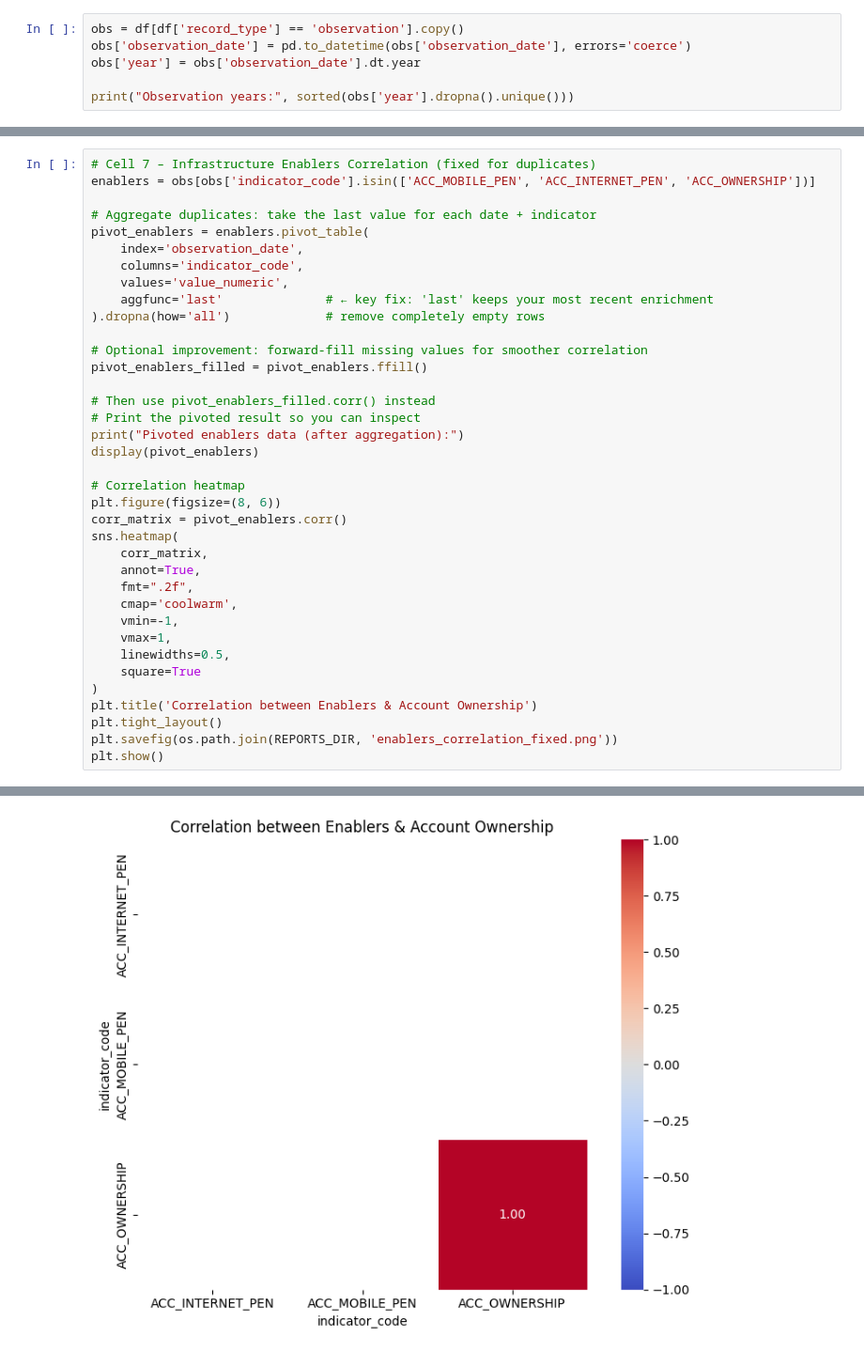
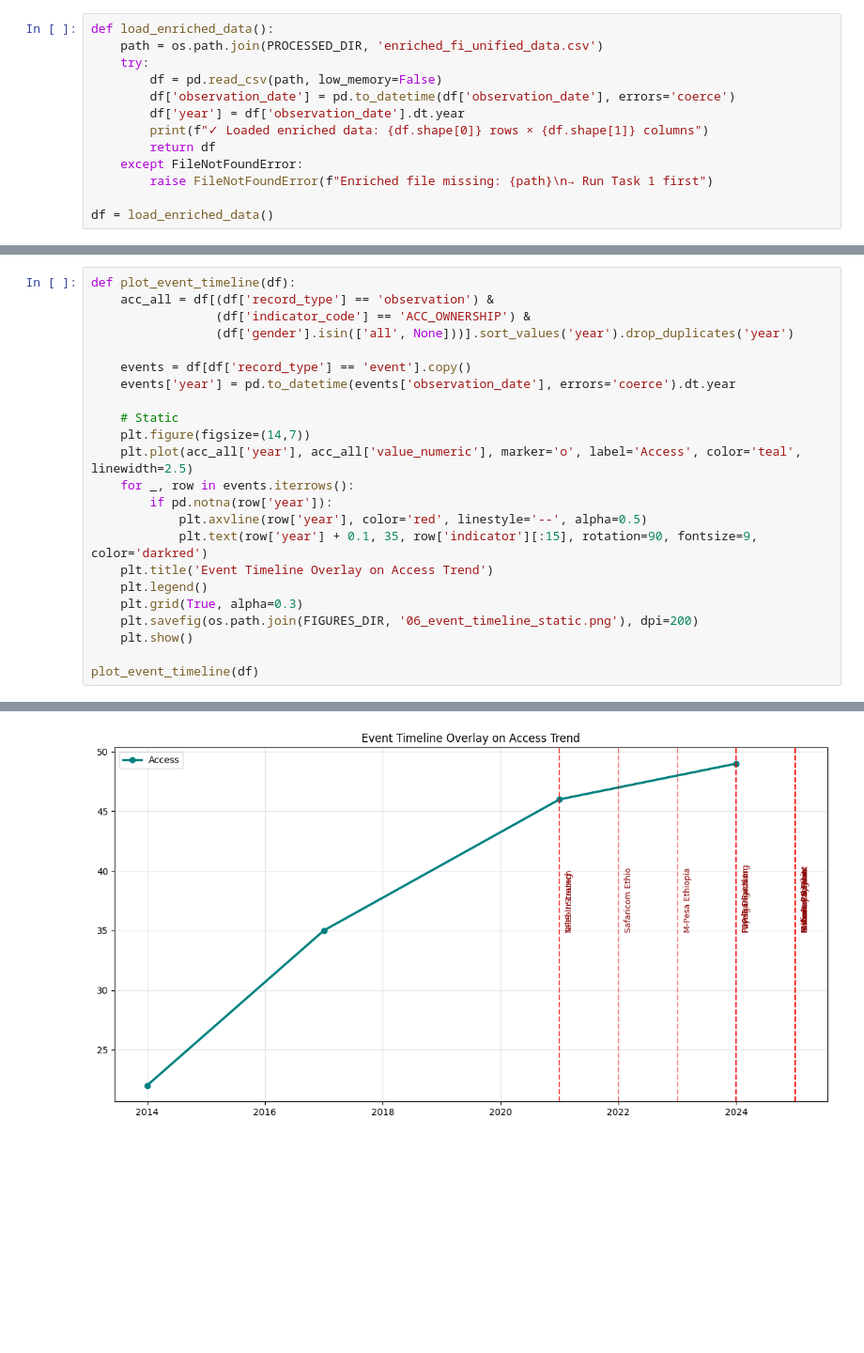
Before and after one commit to bekonad/ethiopia-financial-inclusion-forecast, a Jupyter notebook: notebooks/task2_eda.ipynb, the cells around one changed output, grey strips where cells are left out. Shown at 94% size. Cells and saved outputs as stored; diff of their text form; blank space fills up the shorter version.

```diff
--- a/notebooks/task2_eda.ipynb
+++ b/notebooks/task2_eda.ipynb
@@ -40,7 +47,14 @@ Name: count, dtype: int64
 # %%
-obs = df[df['record_type'] == 'observation'].copy()
-obs['observation_date'] = pd.to_datetime(obs['observation_date'], errors='coerce')
-obs['year'] = obs['observation_date'].dt.year
+def load_enriched_data():
+    path = os.path.join(PROCESSED_DIR, 'enriched_fi_unified_data.csv')
+    try:
+        df = pd.read_csv(path, low_memory=False)
+        df['observation_date'] = pd.to_datetime(df['observation_date'], errors='coerce')
+        df['year'] = df['observation_date'].dt.year
+        print(f"✓ Loaded enriched data: {df.shape[0]} rows × {df.shape[1]} columns")
+        return df
+    except FileNotFoundError:
+        raise FileNotFoundError(f"Enriched file missing: {path}\n→ Run Task 1 first")
 
-print("Observation years:", sorted(obs['year'].dropna().unique()))
+df = load_enriched_data()
 # %% [output]
@@ -108,38 +177,24 @@ plt.show()
 # %%
-# Cell 7 – Infrastructure Enablers Correlation (fixed for duplicates)
-enablers = obs[obs['indicator_code'].isin(['ACC_MOBILE_PEN', 'ACC_INTERNET_PEN', 'ACC_OWNERSHIP'])]
+def plot_event_timeline(df):
+    acc_all = df[(df['record_type'] == 'observation') &
+                 (df['indicator_code'] == 'ACC_OWNERSHIP') &
+                 (df['gender'].isin(['all', None]))].sort_values('year').drop_duplicates('year')
 
-# Aggregate duplicates: take the last value for each date + indicator
-pivot_enablers = enablers.pivot_table(
-    index='observation_date',
-    columns='indicator_code',
-    values='value_numeric',
-    aggfunc='last'              # ← key fix: 'last' keeps your most recent enrichment
-).dropna(how='all')             # remove completely empty rows
+    events = df[df['record_type'] == 'event'].copy()
+    events['year'] = pd.to_datetime(events['observation_date'], errors='coerce').dt.year
 
-# Optional improvement: forward-fill missing values for smoother correlation
-pivot_enablers_filled = pivot_enablers.ffill()
+    # Static
+    plt.figure(figsize=(14,7))
+    plt.plot(acc_all['year'], acc_all['value_numeric'], marker='o', label='Access', color='teal', linewidth=2.5)
+    for _, row in events.iterrows():
+        if pd.notna(row['year']):
+            plt.axvline(row['year'], color='red', linestyle='--', alpha=0.5)
+            plt.text(row['year'] + 0.1, 35, row['indicator'][:15], rotation=90, fontsize=9, color='darkred')
+    plt.title('Event Timeline Overlay on Access Trend')
+    plt.legend()
+    plt.grid(True, alpha=0.3)
+    plt.savefig(os.path.join(FIGURES_DIR, '06_event_timeline_static.png'), dpi=200)
+    plt.show()
 
-# Then use pivot_enablers_filled.corr() instead
-# Print the pivoted result so you can inspect
-print("Pivoted enablers data (after aggregation):")
-display(pivot_enablers)
-
-# Correlation heatmap
-plt.figure(figsize=(8, 6))
-corr_matrix = pivot_enablers.corr()
-sns.heatmap(
-    corr_matrix,
-    annot=True,
-    fmt=".2f",
-    cmap='coolwarm',
-    vmin=-1,
-    vmax=1,
-    linewidths=0.5,
-    square=True
-)
-plt.title('Correlation between Enablers & Account Ownership')
-plt.tight_layout()
-plt.savefig(os.path.join(REPORTS_DIR, 'enablers_correlation_fixed.png'))
-plt.show()
+plot_event_timeline(df)
 # %% [output]
@@ -155 +201 @@ Pivoted enablers data (after aggregation):
-[figure, old version]
+[figure, new version]
```
Also changed, not shown: parts of 25 cells of this notebook, 9 other files.
